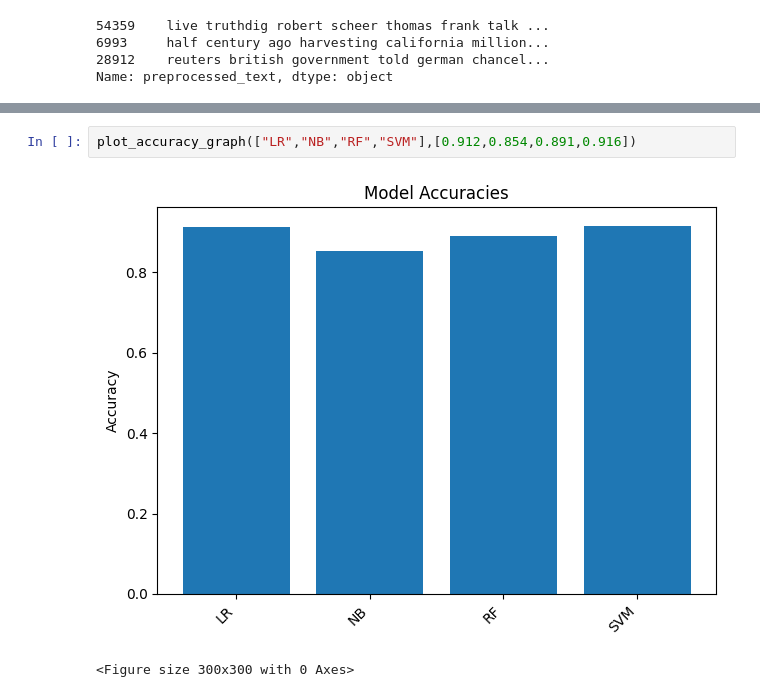
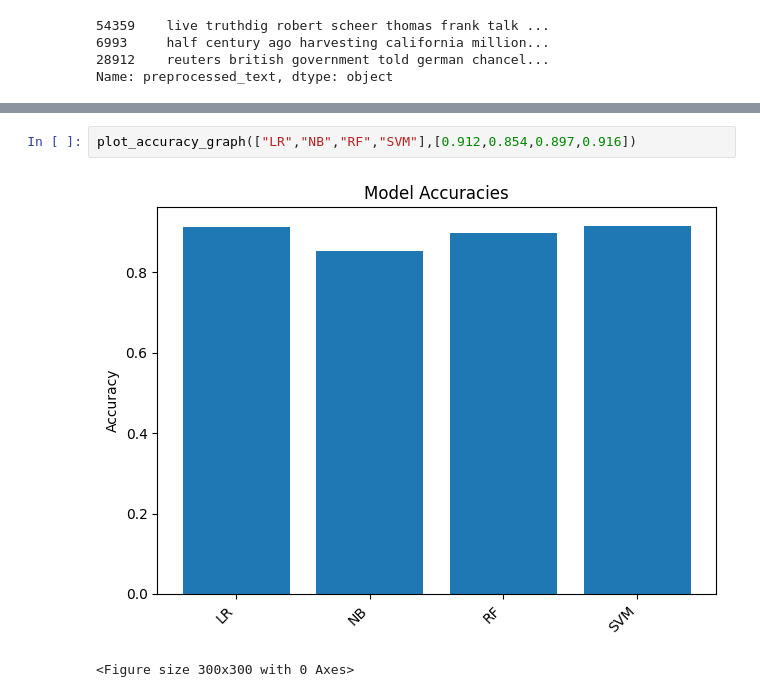
Before and after one commit to ShehabSadek/News_Classification, a Jupyter notebook: main.ipynb, the cells around one changed output, grey strips where cells are left out. Drawn from its saved outputs; the diff is of its cells as text.

```diff
--- a/main.ipynb
+++ b/main.ipynb
@@ -120,7 +124,7 @@ KeyboardInterrupt:
 # %%
-plot_accuracy_graph(["LR","NB","RF","SVM"],[0.912,0.854,0.891,0.916])
+plot_accuracy_graph(["LR","NB","RF","SVM"],[0.912,0.854,0.897,0.916])
 # %% [output]
-[figure, old version]
+[figure, new version]
 <Figure size 300x300 with 0 Axes>
 # %%
 import numpy as np
```
Also changed, not shown: parts of 5 cells of this notebook, 1 other file.
